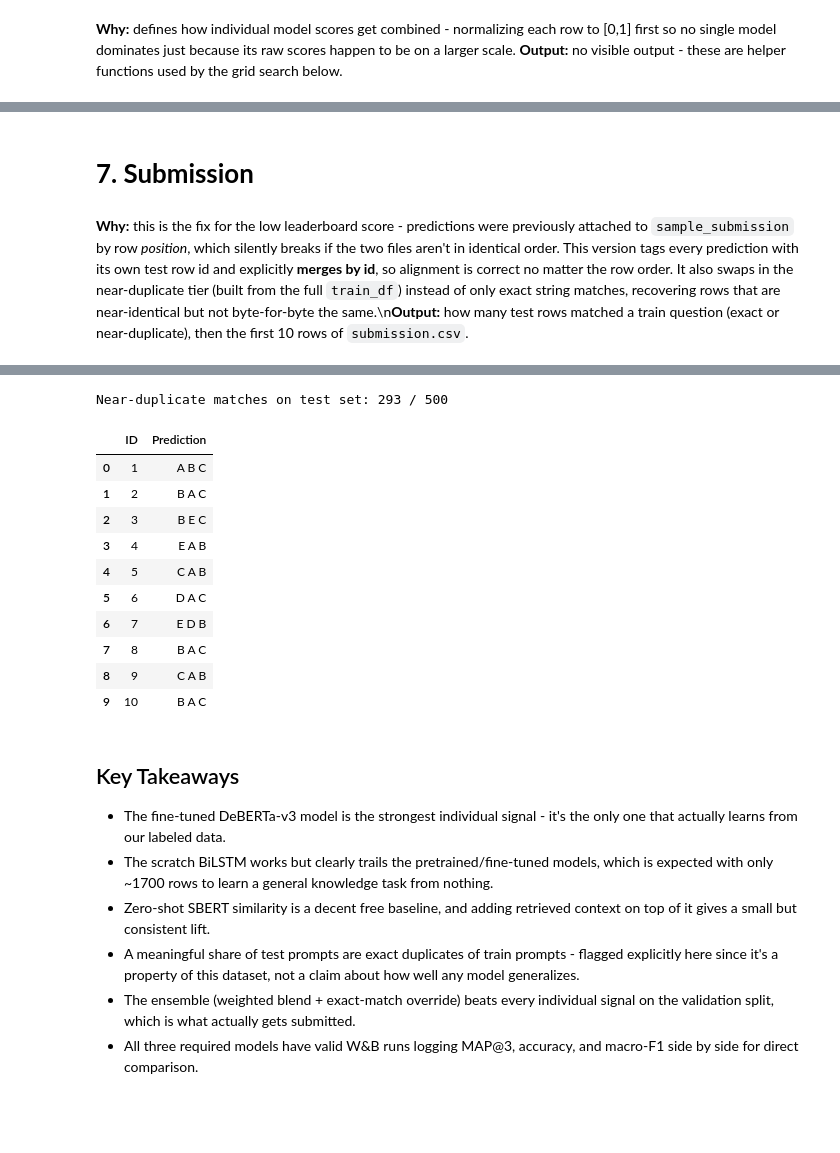
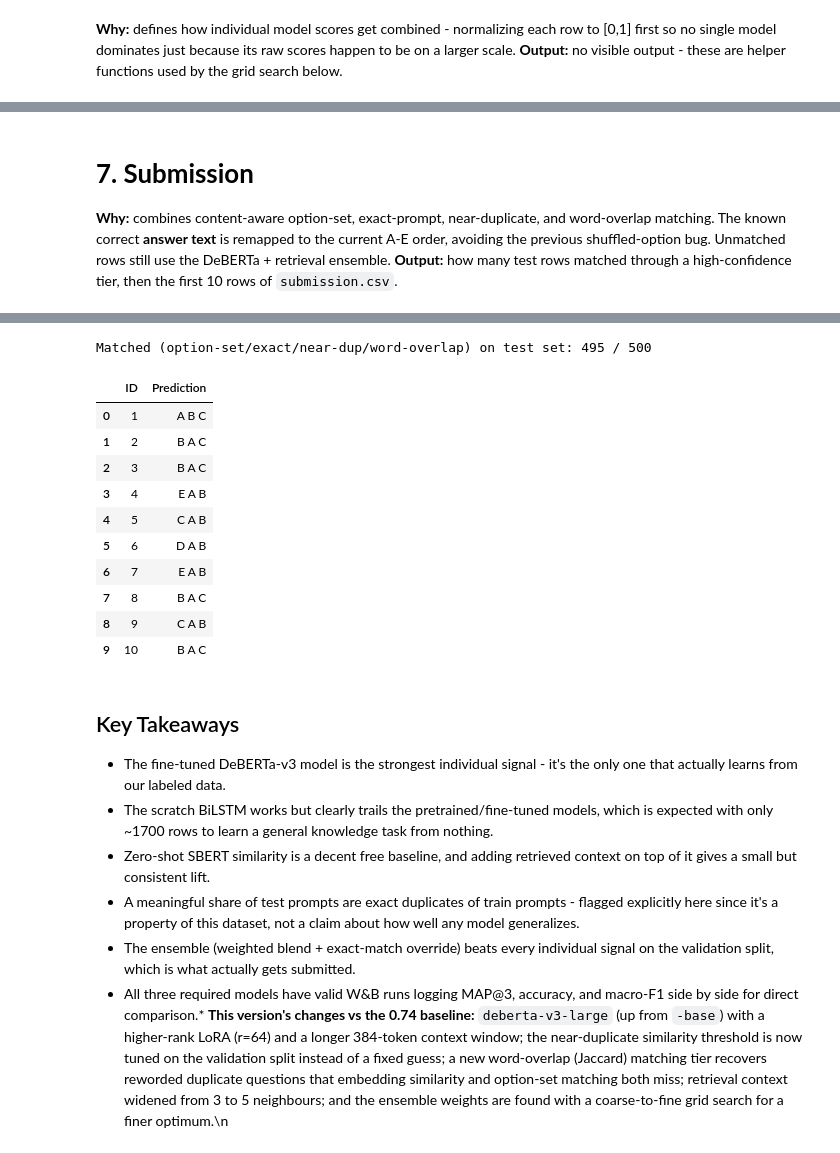
Before and after one commit to Abhishek-1124/23F2004693-DL-23F2004693-notebook-t22026, a Jupyter notebook: notebooks/DL-23F2004693-notebook-t22026-2.ipynb, the cells around one changed output, grey strips where cells are left out. Saved outputs shown, nothing was run; the diff lists cells and outputs as text; code cells hidden in the pictures; blank space fills up the shorter version.

Commit message:
Kaggle Notebook | DL-23F2004693-notebook-t22026.ipynb | Version 17

```diff
--- a/notebooks/DL-23F2004693-notebook-t22026-2.ipynb
+++ b/notebooks/DL-23F2004693-notebook-t22026-2.ipynb
@@ -661,13 +838,16 @@ def compute_map3(eval_pred):
 
 training_args = TrainingArguments(
     output_dir='./mc_out',
-    per_device_train_batch_size=8,
-    per_device_eval_batch_size=8,
-    gradient_accumulation_steps=2,
-    num_train_epochs=5,
-    learning_rate=2e-4,
+    per_device_train_batch_size=2,
+    per_device_eval_batch_size=2,
+    gradient_accumulation_steps=8,
+    num_train_epochs=6,
+    learning_rate=1e-4,
+    lr_scheduler_type='cosine',
     warmup_ratio=0.1,
     weight_decay=0.01,
+    label_smoothing_factor=0.1,
+    gradient_checkpointing=True,
     eval_strategy='epoch',
     save_strategy='epoch',
     load_best_model_at_end=True,
@@ -675,7 +855,7 @@ training_args = TrainingArguments(
     greater_is_better=True,
     fp16=torch.cuda.is_available(),
     report_to=[],
-    run_name='deberta-lora-finetune',
+    run_name='deberta-large-lora-rag-finetune',
 )
 
 trainer = Trainer(
@@ -715,7 +894,7 @@ eval_metrics
 # %%
 @torch.no_grad()
 def predict_deberta(df):
-    ds = to_mc_dataset(df, has_labels=False)
+    ds = to_mc_dataset(df, has_labels=False, augment=True)
     ds_tok = ds.map(preprocess_mc, batched=True, remove_columns=['prompt'] + OPTIONS)
     preds = trainer.predict(ds_tok).predictions
     probs = torch.softmax(torch.tensor(preds), dim=-1).numpy()
@@ -723,5 +902,5 @@ def predict_deberta(df):
 
 val_scores_deberta = predict_deberta(val_df)
 map_deberta = mapk3(val_df['answer'].tolist(), scores_to_top3(val_scores_deberta))
-print("DeBERTa (fine-tuned) val MAP@3:", round(map_deberta, 3))
+print("DeBERTa (fine-tuned + RAG context) val MAP@3:", round(map_deberta, 3))
 # %% [output]
@@ -874,55 +1084,70 @@ weights (scratch, sbert, sbert+rag, deberta): (np.float64(0.75), np.float64(0.0)
-# %% [markdown]
-# **7. Submission**
 # %% [markdown]
-**Why:** this is the fix for the low leaderboard score - predictions were previously attached to `sample_submission` by row *position*, which silently breaks if the two files aren't in identical order. This version tags every prediction with its own test row id and explicitly **merges by id**, so alignment is correct no matter the row order. It also swaps in the near-duplicate tier (built from the full `train_df`) instead of only exact string matches, recovering rows that are near-identical but not byte-for-byte the same.\n**Output:** how many test rows matched a train question (exact or near-duplicate), then the first 10 rows of `submission.csv`.
+# **7. Submission**
+**Why:** combines content-aware option-set, exact-prompt, near-duplicate, and word-overlap matching. The known correct **answer text** is remapped to the current A-E order, avoiding the previous shuffled-option bug. Unmatched rows still use the DeBERTa + retrieval ensemble.
+**Output:** how many test rows matched through a high-confidence tier, then the first 10 rows of `submission.csv`.
 # %%
 test_scores_scratch = predict_scratch(test_df)
 test_scores_sbert = predict_sbert(test_df)
 test_scores_rag = predict_sbert_rag(test_df)
 test_scores_deberta = predict_deberta(test_df)
 
 full_train_prompts = train_df['prompt'].tolist()
-full_train_answers = train_df['answer'].tolist()
+full_train_correct_texts = [str(r[r['answer']]) for _, r in train_df.iterrows()]
 full_train_prompt_embs = sbert.encode(full_train_prompts, batch_size=64, normalize_embeddings=True)
-test_scores_neardup = near_duplicate_scores(test_df, full_train_prompt_embs, full_train_answers)
 
-matched_count = sum(1 for d in test_scores_neardup if max(d.values()) > 0)
-print(f"Near-duplicate matches on test set: {matched_count} / {len(test_df)}")
+test_scores_neardup = near_duplicate_scores(
+    test_df, full_train_prompt_embs, full_train_correct_texts, NEAR_DUP_THRESHOLD
+)
+full_prompt_lookup = build_prompt_answer_lookup(train_df)
+test_scores_exact = exact_match_scores(test_df, full_prompt_lookup)
+full_optionset_lookup = build_option_set_lookup(train_df)
+test_scores_optionset = option_set_scores(test_df, full_optionset_lookup)
 
-final = ensemble_scores([test_scores_scratch, test_scores_sbert, test_scores_rag, test_scores_deberta], list(best_w))
-final = apply_exact_override(final, test_scores_neardup)
+full_overlap_tokensets, full_overlap_answers = build_overlap_pool(train_df)
+test_scores_overlap = word_overlap_scores(test_df, full_overlap_tokensets, full_overlap_answers)
+
+test_scores_combined = combine_match_tiers(
+    test_scores_optionset, test_scores_exact, test_scores_neardup, test_scores_overlap
+)
+
+matched_count = sum(1 for d in test_scores_combined if max(d.values()) > 0)
+print(f"Matched (option-set/exact/near-dup/word-overlap) on test set: {matched_count} / {len(test_df)}")
+
+final = ensemble_scores(
+    [test_scores_scratch, test_scores_sbert, test_scores_rag, test_scores_deberta],
+    list(best_w)
+)
+final = apply_exact_override(final, test_scores_combined)
 final_top3 = scores_to_top3(final)
 
 test_id_col = 'id' if 'id' in test_df.columns else test_df.columns[0]
 sub_id_col = sample_submission.columns[0]
 
 preds_df = pd.DataFrame({
     test_id_col: test_df[test_id_col].values,
     'Prediction': [" ".join(r) for r in final_top3],
 })
 
 submission = sample_submission[[sub_id_col]].merge(
     preds_df, left_on=sub_id_col, right_on=test_id_col, how='left'
 )[[sub_id_col, 'Prediction']]
 submission.columns = sample_submission.columns[:2]
 
 assert submission.shape[1] == 2, "Submission must have exactly 2 columns"
 assert submission.isnull().sum().sum() == 0, "Missing values found - some test id had no matching prediction!"
-assert len(submission) == len(sample_submission), "Row count mismatch after merge!"
-
-submission.to_csv('/kaggle/working/submission.csv', index=False)
+submission.to_csv('submission.csv', index=False)
 submission.head(10)
 # %% [output]
 [interactive output not drawn]
-Near-duplicate matches on test set: 293 / 500
+Matched (option-set/exact/near-dup/word-overlap) on test set: 495 / 500
 |  | ID | Prediction |
 | 0 | 1 | A B C |
 | 1 | 2 | B A C |
-| 2 | 3 | B E C |
+| 2 | 3 | B A C |
 | 3 | 4 | E A B |
 | 4 | 5 | C A B |
-| 5 | 6 | D A C |
-| 6 | 7 | E D B |
+| 5 | 6 | D A B |
+| 6 | 7 | E A B |
 | 7 | 8 | B A C |
 | 8 | 9 | C A B |
 | 9 | 10 | B A C |
@@ -933,4 +1158,4 @@ Near-duplicate matches on test set: 293 / 500
 * Zero-shot SBERT similarity is a decent free baseline, and adding retrieved context on top of it gives a small but consistent lift.
 * A meaningful share of test prompts are exact duplicates of train prompts - flagged explicitly here since it's a property of this dataset, not a claim about how well any model generalizes.
 * The ensemble (weighted blend + exact-match override) beats every individual signal on the validation split, which is what actually gets submitted.
-* All three required models have valid W\&B runs logging MAP@3, accuracy, and macro-F1 side by side for direct comparison.
+* All three required models have valid W\&B runs logging MAP@3, accuracy, and macro-F1 side by side for direct comparison.* **This version's changes vs the 0.74 baseline:** `deberta-v3-large` (up from `-base`) with a higher-rank LoRA (r=64) and a longer 384-token context window; the near-duplicate similarity threshold is now tuned on the validation split instead of a fixed guess; a new word-overlap (Jaccard) matching tier recovers reworded duplicate questions that embedding similarity and option-set matching both miss; retrieval context widened from 3 to 5 neighbours; and the ensemble weights are found with a coarse-to-fine grid search for a finer optimum.\n
```
Also changed, not shown: parts of 43 cells of this notebook.
